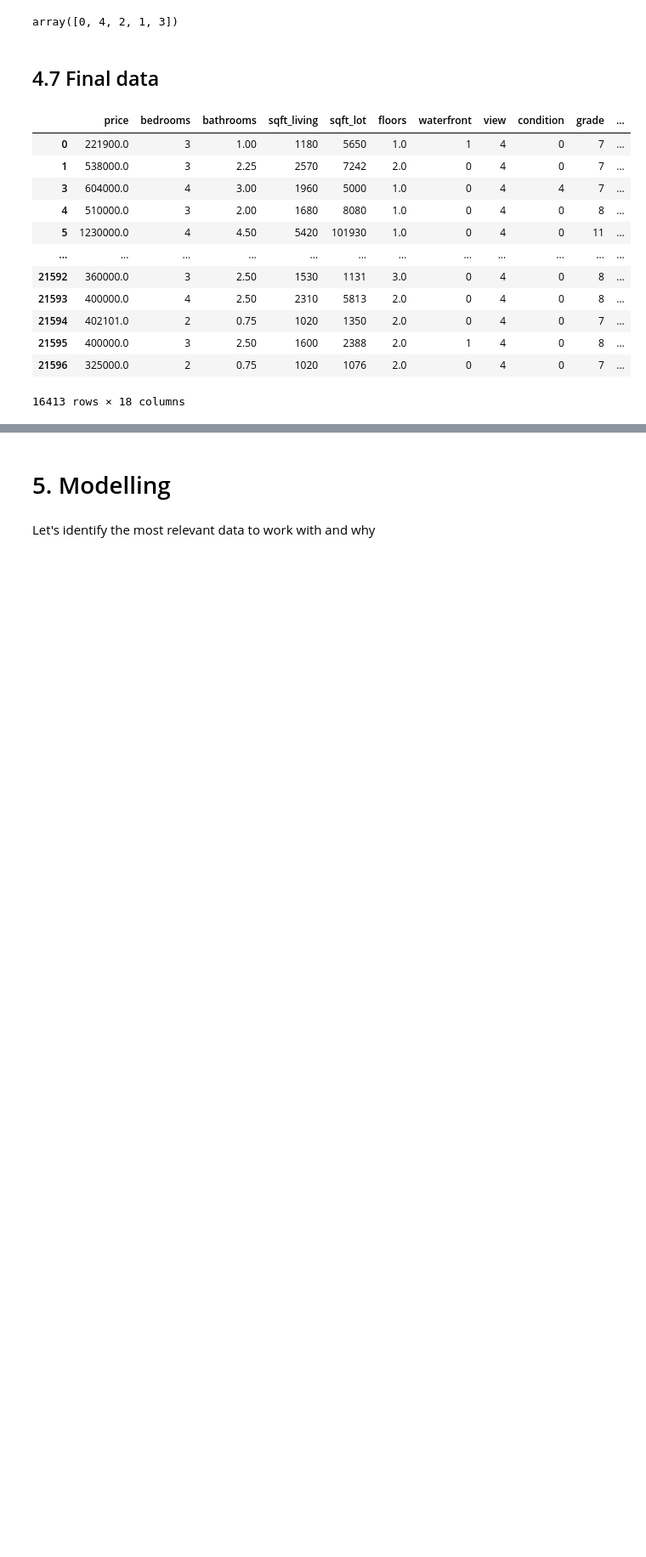
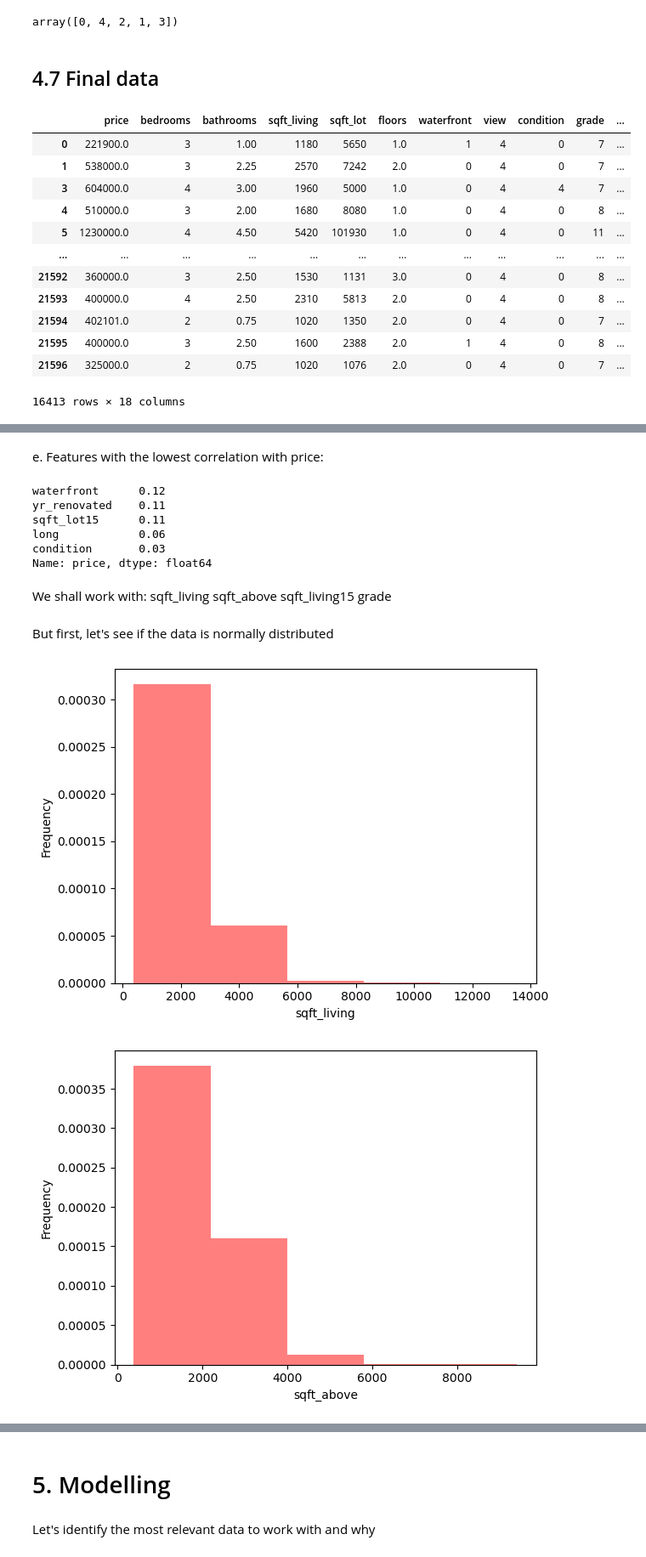
Before and after one commit to MuchiriKinyua/Real-Estate-Management-System, a Jupyter notebook: student.ipynb, the cells around one changed output, grey strips where cells are left out. Shown at 85% size. Saved outputs shown, nothing was run; the diff lists cells and outputs as text; code cells hidden in the pictures; blank space fills up the shorter version.

```diff
--- a/student.ipynb
+++ b/student.ipynb
@@ -479,0 +496,30 @@ for column in corr_matrix.columns:
+# %% [markdown]
+e. Features with the lowest correlation with price:
+# %%
+feat_with_low_corr = corr_matrix["price"].abs().sort_values(ascending = False)
+feat_with_low_corr.tail()
+# %% [output]
+waterfront      0.12
+yr_renovated    0.11
+sqft_lot15      0.11
+long            0.06
+condition       0.03
+Name: price, dtype: float64
+# %% [markdown]
+We shall work with: </br>
+sqft_living </br>
+sqft_above </br>
+sqft_living15 </br>
+grade </br>
+# %% [markdown]
+But first, let's see if the data is normally distributed
+# %%
+corr_columns = data[["sqft_living", "sqft_above", "sqft_living15", "grade"]]
+for column in corr_columns.columns:
+    plt.hist(data[column], bins = 5, density = True, alpha = 0.5, color = "r")
+    plt.xlabel(f"{column}")
+    plt.ylabel("Frequency")
+    plt.show()
+# %% [output]
+[figure, added]
+[figure, added]
```
Also changed, not shown: parts of 6 cells of this notebook.
